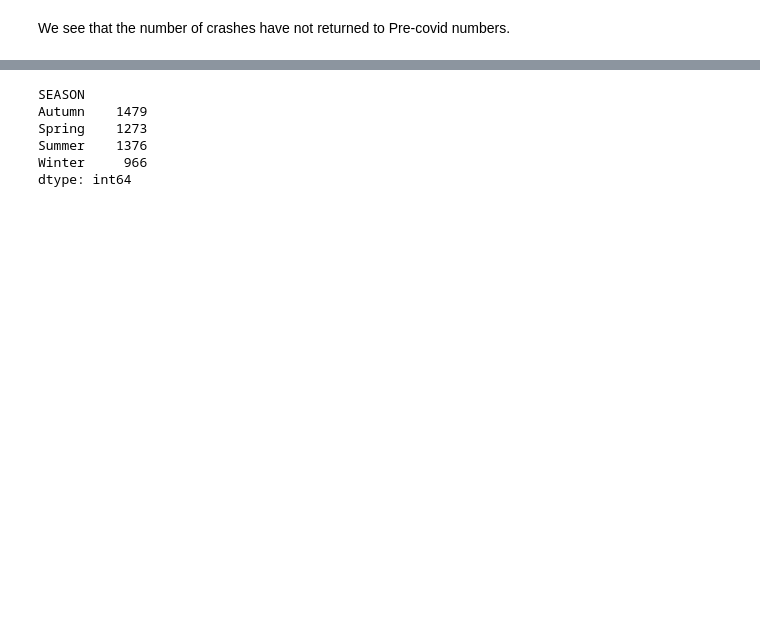
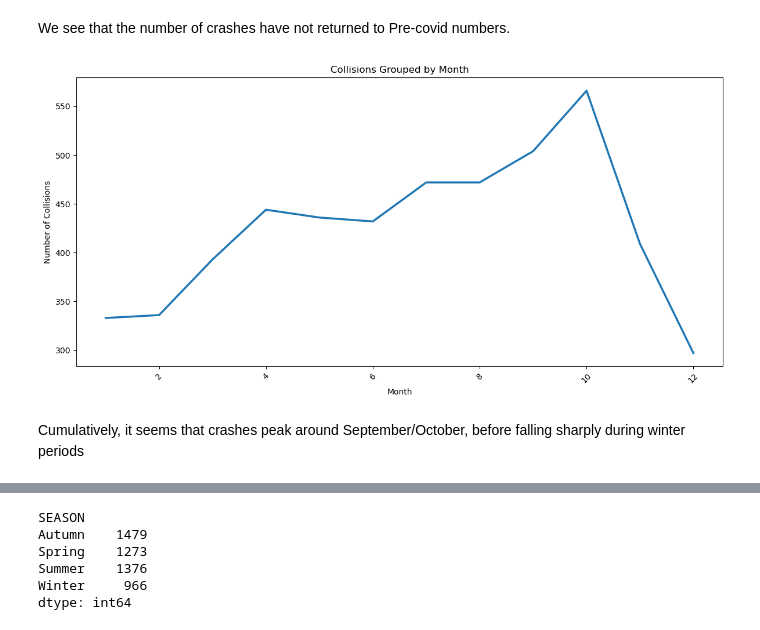
Before and after one commit to UCB-stat-159-f25/final-group07, a Jupyter notebook: data_exploration.ipynb, the cells around one changed output, grey strips where cells are left out. Drawn from its saved outputs; the diff is of its cells as text; code cells hidden in the pictures; blank space fills up the shorter version.

```diff
--- a/data_exploration.ipynb
+++ b/data_exploration.ipynb
@@ -67,2 +86,20 @@ monthly_crashes.plot(kind= 'line', ax = ax)
 # %% [markdown]
 We see that the number of crashes have not returned to Pre-covid numbers.
+# %%
+
+monthly_crashes = crashes.groupby(crashes['COLLISION_DATE_CLEAN'].dt.month).size()
+
+fig, ax = plt.subplots(figsize = (12,6))
+
+monthly_crashes.plot(kind= 'line', ax = ax, linewidth = 2.5)
+
+ax.set_title('Collisions Grouped by Month')
+ax.set_xlabel('Month')
+ax.set_ylabel('Number of Collisions')
+plt.xticks(rotation=45)
+plt.tight_layout()
+plt.show()
+# %% [output]
+[figure, added]
+# %% [markdown]
+Cumulatively, it seems that crashes peak around September/October, before falling sharply during winter periods
```
Also changed, not shown: parts of 17 cells of this notebook, 3 other files.
